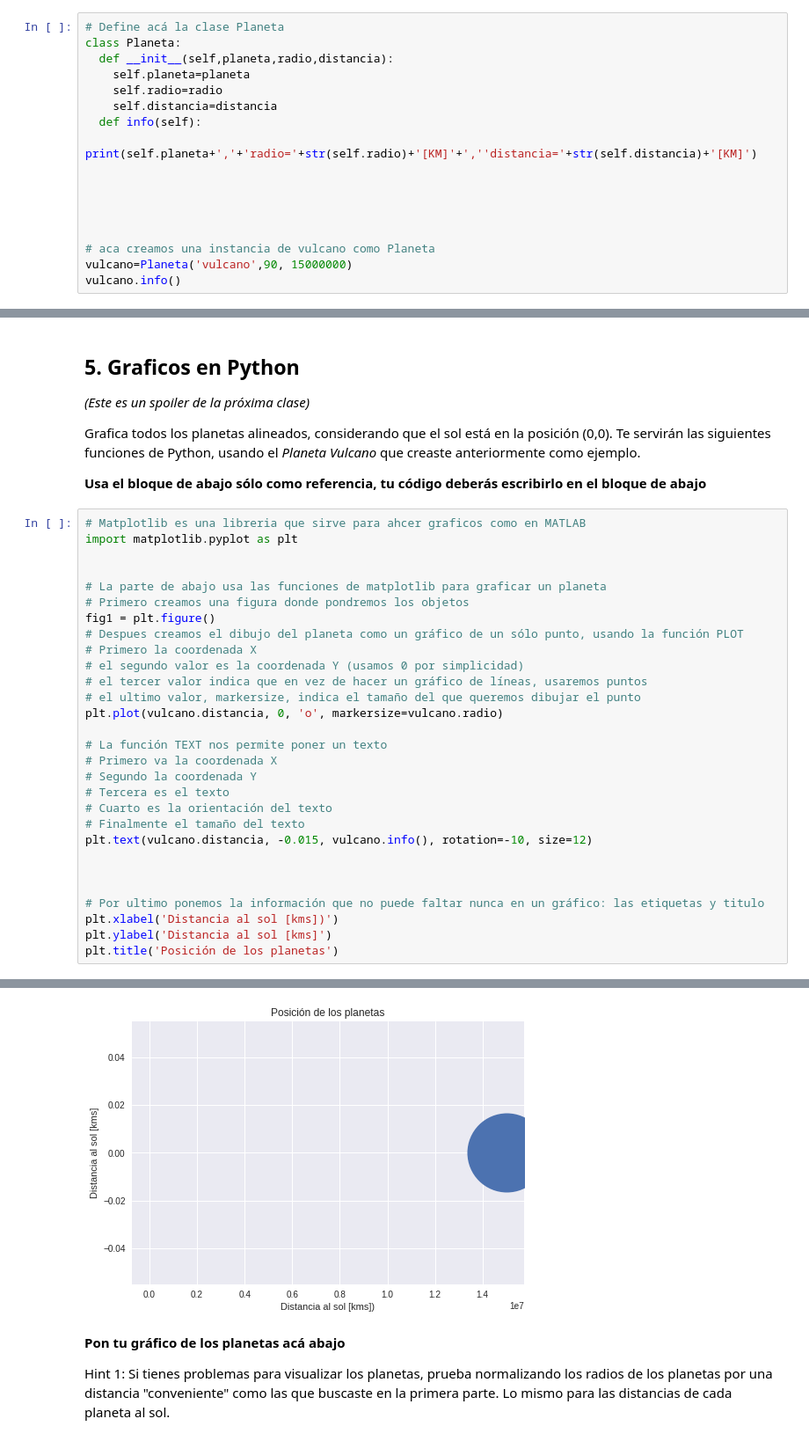
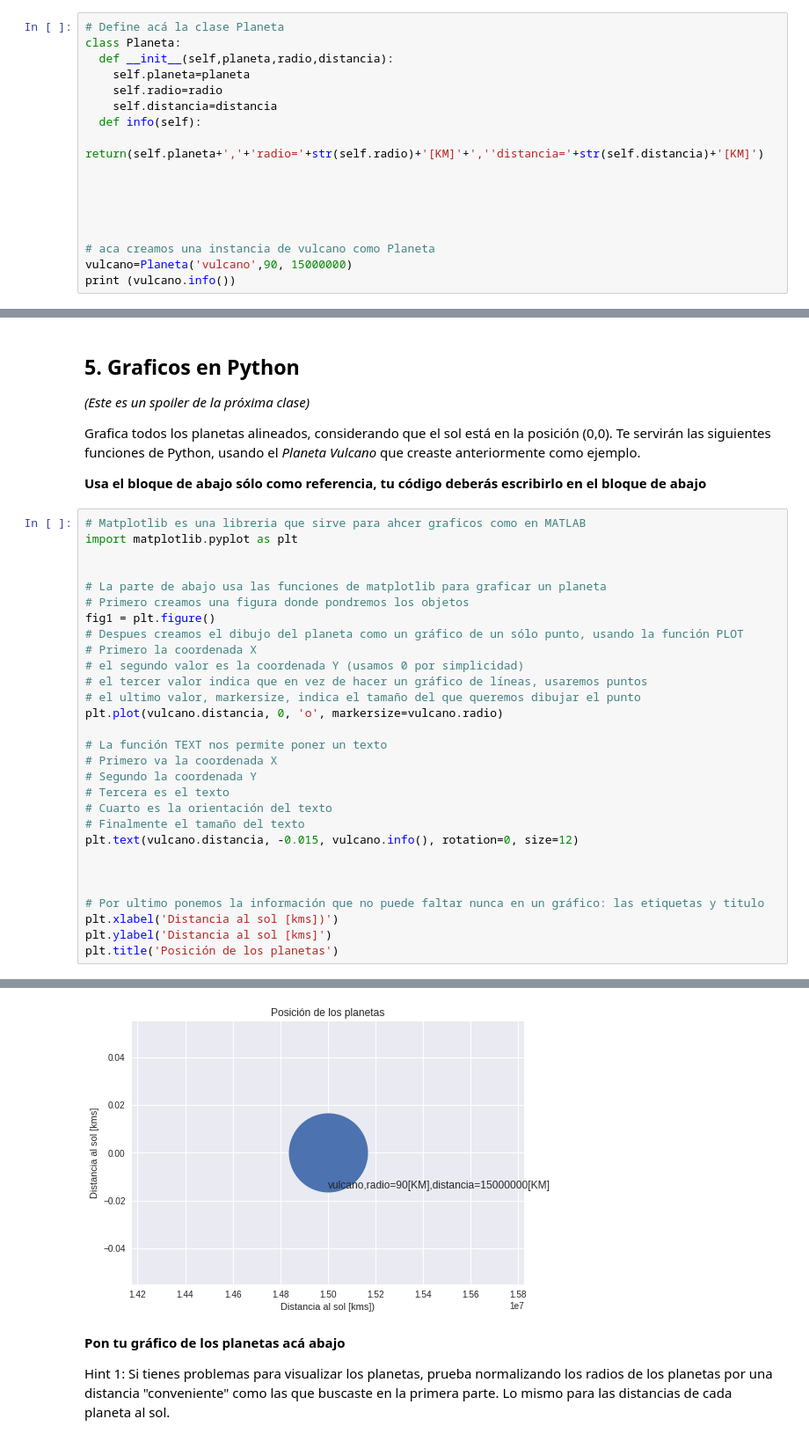
Before and after one commit to SantiagoRios21/minitarea1, a Jupyter notebook: minitarea1_alumnos.ipynb, the cells around one changed output, grey strips where cells are left out. Shown at 88% size. Cells and saved outputs as stored; diff of their text form.

```diff
--- a/minitarea1_alumnos.ipynb
+++ b/minitarea1_alumnos.ipynb
@@ -80,7 +80,7 @@ class Planeta:
     self.radio=radio
     self.distancia=distancia
   def info(self):
-    print(self.planeta+','+'radio='+str(self.radio)+'[KM]'+',''distancia='+str(self.distancia)+'[KM]')
+    return(self.planeta+','+'radio='+str(self.radio)+'[KM]'+',''distancia='+str(self.distancia)+'[KM]')
 
 
 
@@ -88,7 +88,7 @@ class Planeta:
 
 # aca creamos una instancia de vulcano como Planeta
 vulcano=Planeta('vulcano',90, 15000000)
-vulcano.info()
+print (vulcano.info())
 # %% [output]
 vulcano,radio=90[KM],distancia=15000000[KM]
 # %% [markdown]
@@ -141,7 +141,7 @@ plt.plot(vulcano.distancia, 0, 'o', markersize=vulcano.radio)
 # Tercera es el texto
 # Cuarto es la orientación del texto
 # Finalmente el tamaño del texto
-plt.text(vulcano.distancia, -0.015, vulcano.info(), rotation=-10, size=12)
+plt.text(vulcano.distancia, -0.015, vulcano.info(), rotation=0, size=12)
 
 
 
@@ -155,4 +154,4 @@ Text(0.5, 1.0, 'Posición de los planetas')
-[figure, old version]
+[figure, new version]
 # %% [markdown]
 **Pon tu gráfico de los planetas acá abajo**
 
```
Also changed, not shown: parts of 6 cells of this notebook.
